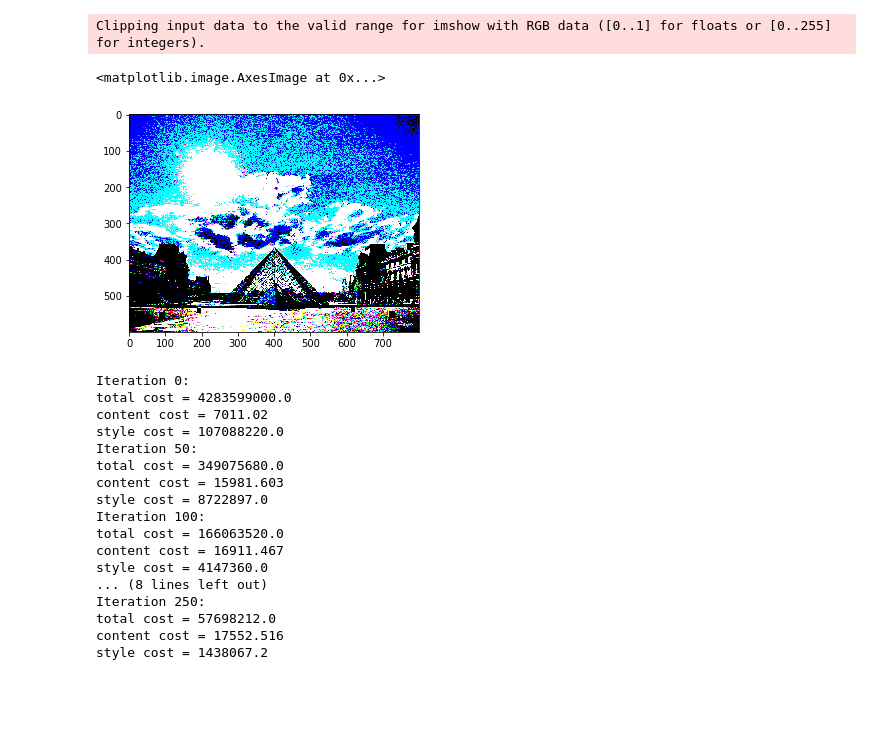
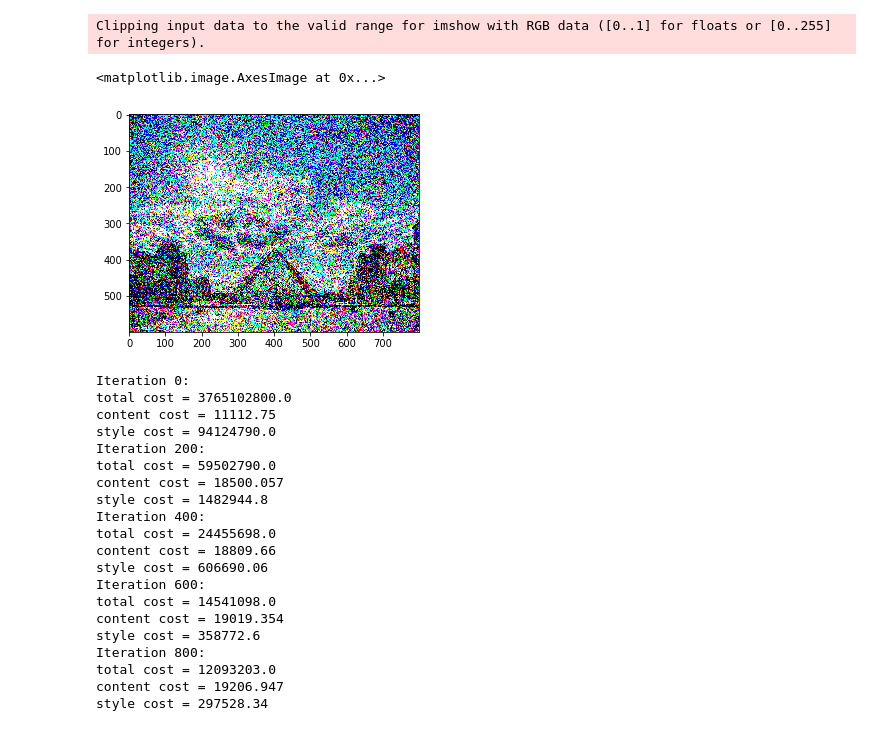
Before and after one commit to nayankote/Neural-Style-Transfer, a Jupyter notebook: Neural_Style_Transfer.ipynb, the cells around one changed output. Saved outputs shown, nothing was run; the diff lists cells and outputs as text; code cells hidden in the pictures; blank space fills up the shorter version.

```diff
--- a/Neural_Style_Transfer.ipynb
+++ b/Neural_Style_Transfer.ipynb
@@ -28,19 +22,21 @@ class config:
     image_height = 600
     color_channels = 3
     noise_ratio = 0.6
-    means = np.array([123.68, 116.779, 103.999]).reshape((1,1,1,3)) #this is the mean RGB value in the imagenet data
+    means = np.array([123.68, 116.779, 103.999]).reshape((1,1,1,3))
+    #this is the mean RGB value of the pictures in the imagenet data
     #surprisingly(or not) a mud greyish brown is the most common color
-    root_path = 'gdrive/My Drive/Colab Notebooks/Neural Style Transfer'
+
     model = "/content/gdrive/My Drive/Colab Notebooks/Neural Style Transfer/imagenet-vgg-verydeep-19.mat"
     style_image = '/content/gdrive/My Drive/Colab Notebooks/Neural Style Transfer/monet.jpg'
     content_image = '/content/gdrive/My Drive/Colab Notebooks/Neural Style Transfer/louvre.jpg'
-    output_dir = 'content/gdrive/"My Drive"/Colab Notebooks/Neural Style Transfer/'
+
+    #These are the weights given to each layer for the style error calculation, try changing them.
     style_layers = [
     ('conv1_1', 0.2),
     ('conv2_1', 0.2),
     ('conv3_1', 0.2),
     ('conv4_1', 0.2),
-    ('conv5_1', 0.2)] #try changing these
+    ('conv5_1', 0.2)]
 # %%
 def load_vgg_model():
 
@@ -96,14 +91,18 @@ def load_vgg_model():
     graph['avgpool5'] = _pool(graph['conv5_4'])
 
     return graph
+# %%
+def resize_image(img):
+
+    return img.resize((config.image_width,config.image_height), Image.ANTIALIAS)
 # %%
 def generate_noise_image(content_image, noise_ratio = config.noise_ratio):
 
-    noise_image = np.random.uniform(-20, 20, (1, config.image_height, config.image_width, config.color_channels)).astype('float32')
+    noise_image = np.random.uniform(-100, 100, (1, config.image_height, config.image_width, config.color_channels)).astype('float32')
     #check what happens with np.random.randn and changing +- 20
 
     input_image = noise_ratio*noise_image + (1-noise_ratio)*content_image
-    #check changing ratio and try random init
+    #check what happens when noise ratio changes
 
     return input_image
 # %%
@@ -175,16 +176,18 @@ def total_cost(J_content, J_style, alpha = 10, beta = 40): #mess around with the
 ops.reset_default_graph()
 # %%
 #loading images
-content_image = imageio.imread(config.content_image)
+content_image = Image.open(config.content_image)
+content_image = np.array(resize_image(content_image))
 content_image = reshape_and_normalize_image(content_image)
-style_image = imageio.imread(config.style_image)
+style_image = Image.open(config.style_image)
+style_image = np.array(resize_image(style_image))
 style_image = reshape_and_normalize_image(style_image)
 generated_image = generate_noise_image(content_image)
 imshow(generated_image[0])
 # %% [output]
 Clipping input data to the valid range for imshow with RGB data ([0..1] for floats or [0..255] for integers).
 <matplotlib.image.AxesImage at 0x...>
-[figure, old version]
+[figure, new version]
 # %%
 # loading model
 model = load_vgg_model()
@@ -192,5 +194,4 @@ var_list_fn = lambda: model.trainable_weights
 # %%
-from tensorflow.python.framework.ops import disable_eager_execution
 with tf.compat.v1.Session() as sess :
     sess.run(model['input'].assign(content_image))
     out = model['conv4_2']
@@ -201,12 +202,13 @@ with tf.compat.v1.Session() as sess :
     sess.run(model['input'].assign(style_image))
     J_style = total_style_cost(model,config.style_layers)
 
+    #mess around with these weights
     J = total_cost(J_content,J_style,10,40)
 
-    optimizer = tf.compat.v1.train.AdamOptimizer(2.0)
+    optimizer = tf.compat.v1.train.AdamOptimizer(2)
     train_step = optimizer.minimize(J)
 
-    def model_nn(sess, input_image, num_iterations = 300):
+    def model_nn(sess, input_image, num_iterations = 1000):
         sess.run(tf.compat.v1.global_variables_initializer())
 
         sess.run(model['input'].assign(input_image))
@@ -216,7 +218,7 @@ with tf.compat.v1.Session() as sess :
 
             generated_image = sess.run(model['input'])
 
-            if i%50 == 0 :
+            if i%200 == 0 :
                 Jt,Jc,Js = sess.run([J, J_content, J_style])
                 print("Iteration "+str(i) +":")
                 print("total cost = "+str(Jt))
@@ -231,19 +233,22 @@ with tf.compat.v1.Session() as sess :
     model_nn(sess, generated_image)
 # %% [output]
 Iteration 0:
-total cost = 4283599000.0
-content cost = 7011.02
-style cost = 107088220.0
-Iteration 50:
-total cost = 349075680.0
-content cost = 15981.603
-style cost = 8722897.0
-Iteration 100:
-total cost = 166063520.0
-content cost = 16911.467
-style cost = 4147360.0
-... (8 lines left out)
-Iteration 250:
-total cost = 57698212.0
-content cost = 17552.516
-style cost = 1438067.2
+total cost = 3765102800.0
+content cost = 11112.75
+style cost = 94124790.0
+Iteration 200:
+total cost = 59502790.0
+content cost = 18500.057
+style cost = 1482944.8
+Iteration 400:
+total cost = 24455698.0
+content cost = 18809.66
+style cost = 606690.06
+Iteration 600:
+total cost = 14541098.0
+content cost = 19019.354
+style cost = 358772.6
+Iteration 800:
+total cost = 12093203.0
+content cost = 19206.947
+style cost = 297528.34
```
Also changed, not shown: parts of 4 cells of this notebook.
